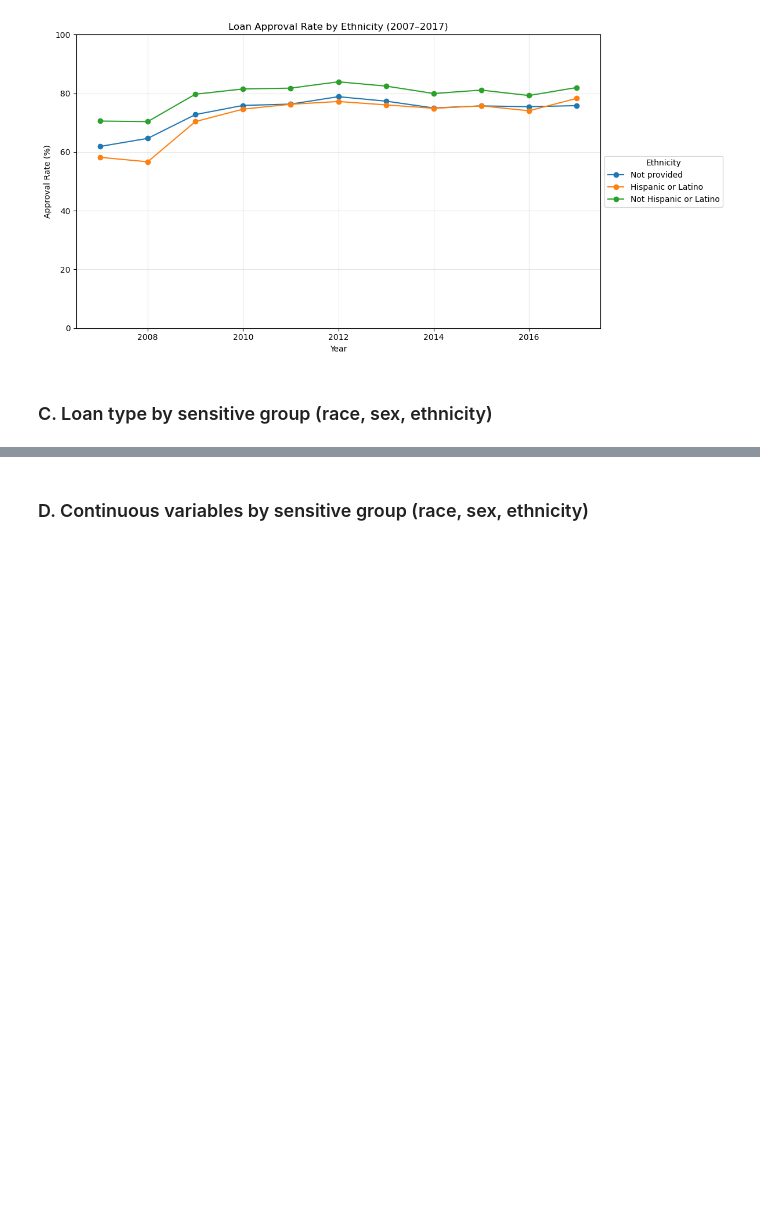
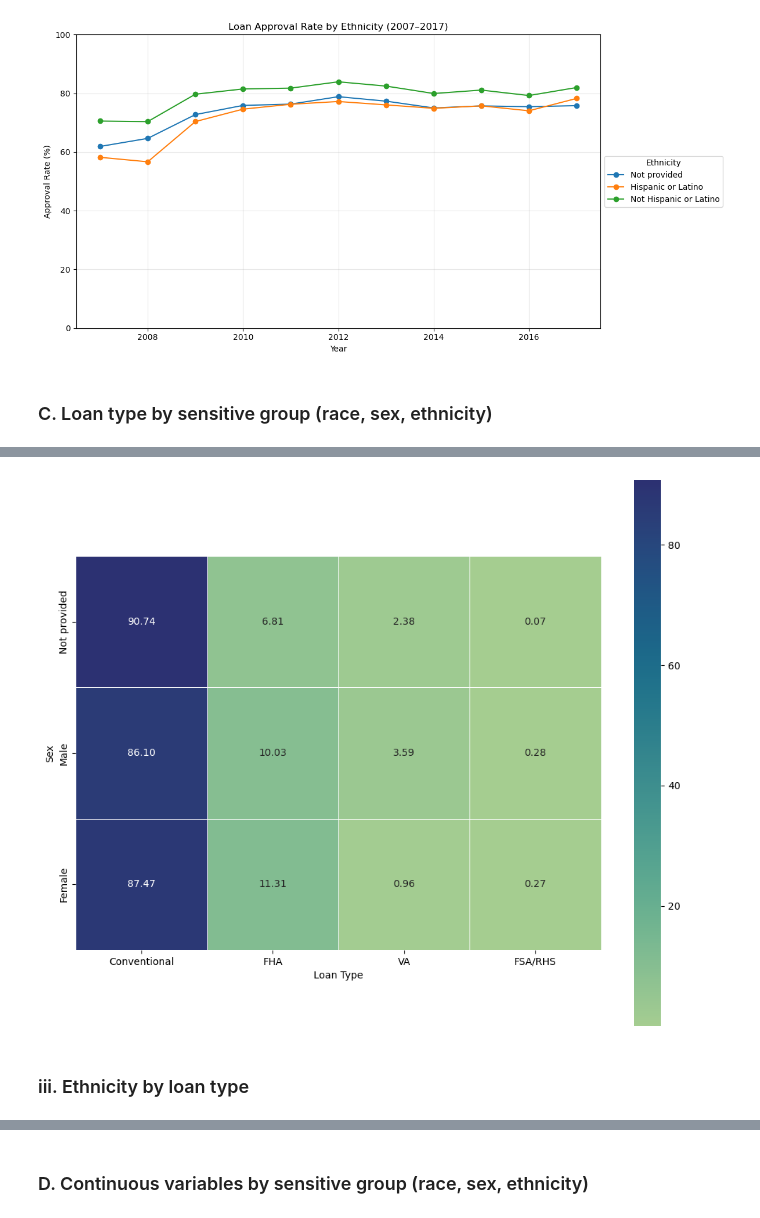
Before and after one commit to jdhilee/fairness_smoke_alarm, a Jupyter notebook: src/eda_hmda_2007_2017.ipynb, the cells around one changed output, grey strips where cells are left out. Saved outputs shown, nothing was run; the diff lists cells and outputs as text; code cells hidden in the pictures; blank space fills up the shorter version.

```diff
--- a/src/eda_hmda_2007_2017.ipynb
+++ b/src/eda_hmda_2007_2017.ipynb
@@ -925,0 +962,32 @@ plt.show()
+# %%
+# Convert to percentages within each sex and loan type
+sex_loan_pct = pd.crosstab(
+    hmda["sex"],
+    hmda["loan_type"],
+    normalize="index"
+) * 100
+# %%
+sex_loan_pct.index = sex_loan_pct.index.map(sex_labels)
+sex_loan_pct.columns = sex_loan_pct.columns.map(loan_labels)
+
+# Plot
+plt.figure(figsize=(10, 8))
+
+ax = sns.heatmap(
+    sex_loan_pct,
+    cmap="crest",
+    annot=True,
+    fmt=".2f",
+    square=True,
+    linewidths=.5
+)
+
+ax.set_xlabel("Loan Type")
+ax.set_ylabel("Sex")
+
+plt.tight_layout()
+plt.show()
+# %% [output]
+[figure, added]
+# %% [markdown]
+### iii. Ethnicity by loan type
```
Also changed, not shown: parts of 10 cells of this notebook.
